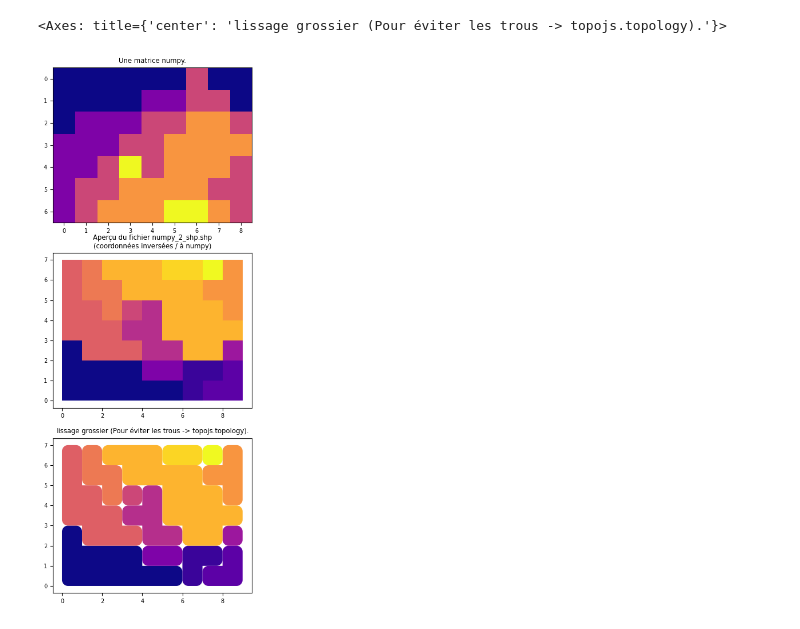
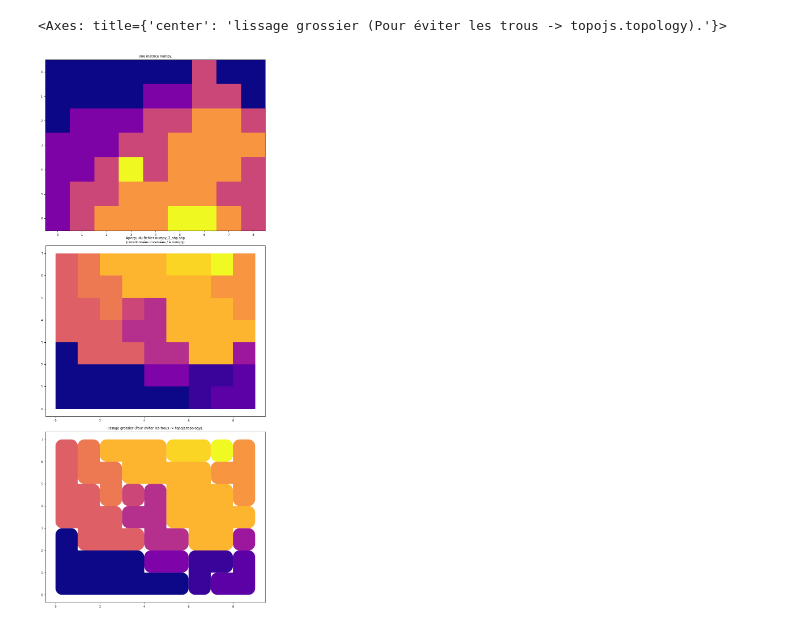
Before and after one commit to romaingalet/Traitement-raster-matriciel, a Jupyter notebook: array_2_shapefile.ipynb, the cells around one changed output. Drawn from its saved outputs; the diff is of its cells as text; code cells hidden in the pictures.

```diff
--- a/array_2_shapefile.ipynb
+++ b/array_2_shapefile.ipynb
@@ -7,7 +7,7 @@ warnings.filterwarnings('ignore')
 import matplotlib.pyplot as plt
 import numpy as np
 
-from shapely.geometry import Polygon, mapping
+from shapely.geometry import Polygon, MultiPolygon, mapping
 from rasterio.features import shapes
 import fiona
 from fiona.crs import from_epsg
@@ -32,36 +32,36 @@ nd_arr = np.array(l1)
 
 ## DEBUT Gestion affichage
 fig, axs = plt.subplots(3)
-plt.rcParams["figure.figsize"] = (20,10)
+plt.rcParams["figure.figsize"] = (30,20)
 plt.rcParams.update({'font.size': 7})
 fig.tight_layout(pad=3.0)
 axs[0].set_title('Une matrice numpy.')
 axs[0].imshow(nd_arr, cmap='plasma')
 ## FIN Gestion affichage
 
 schema = {
     'geometry': 'Polygon',
     'properties': {
         'val': 'int'
     }
 }
 out_shp = '_files/numpy_2_shp.shp'
 
 with fiona.open(out_shp, 'w', crs=from_epsg(4326), driver='ESRI Shapefile', schema=schema) as output:
     for sh in shapes(nd_arr):
         p, val = sh[0]['coordinates'][0], int(sh[1])
         poly = Polygon(p)
         output.write({'geometry': mapping(poly), 'properties': {'val': val}})
 
 axs[1].set_title(f'Aperçu du fichier {out_shp.split("/")[1]}\n(coordonnées inversées / à numpy)')
 gp.read_file(out_shp).plot(cmap = 'plasma', ax = axs[1])
 
 # Lissage grossier (en sus : utiliser topojs pour supprimer les trous) :
 axs[2].set_title('lissage grossier (Pour éviter les trous -> topojs.topology).')
 gp.read_file(out_shp).buffer(-0.3).buffer(0.3).plot(cmap = 'plasma', ax = axs[2])
 # %% [output]
 <Axes: title={'center': 'lissage grossier (Pour éviter les trous -> topojs.topology).'}>
-[figure, old version]
+[figure, new version]
 # %%
 # 2- Conversion à partir de raster
 
```
Also changed, not shown: parts of 2 cells of this notebook.
